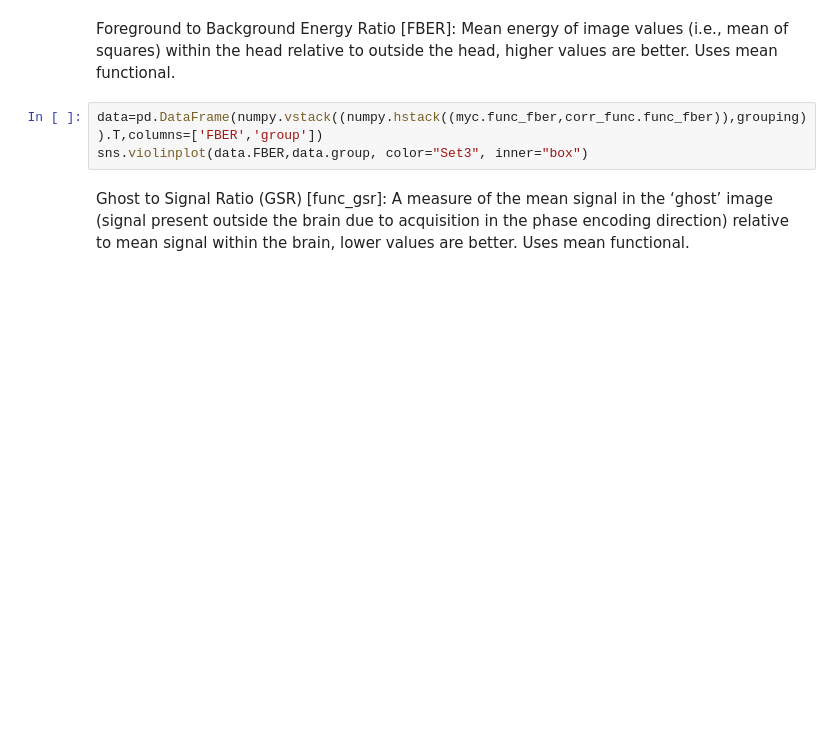
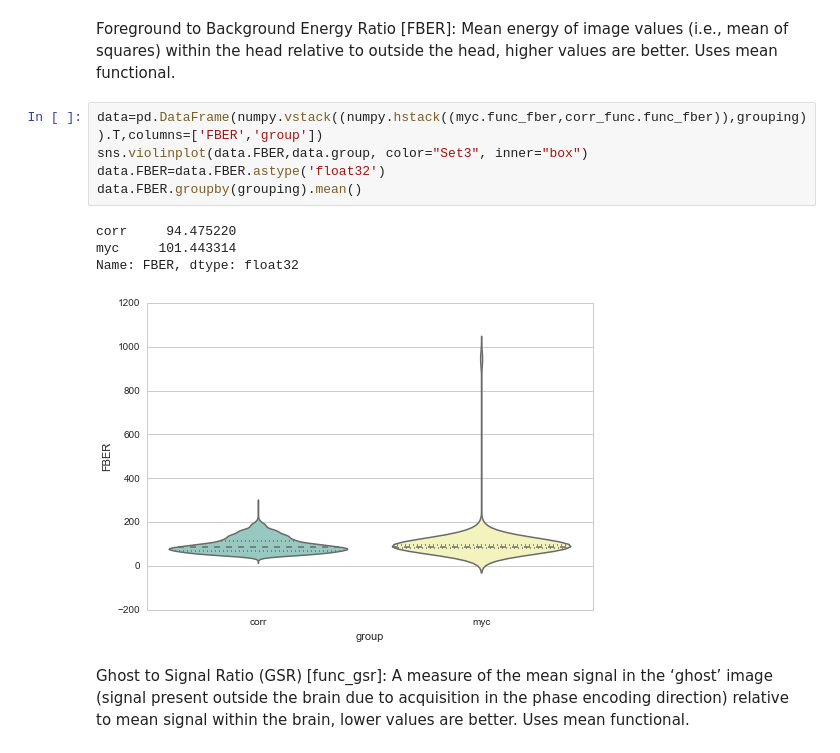
Before and after one commit to poldrack/myconnectome, a Jupyter notebook: quality_assurance/QA_summary_func.ipynb, the cells around one changed output. Drawn from its saved outputs; the diff is of its cells as text; blank space fills up the shorter version.

```diff
--- a/quality_assurance/QA_summary_func.ipynb
+++ b/quality_assurance/QA_summary_func.ipynb
@@ -80,6 +89,13 @@ Foreground to Background Energy Ratio [FBER]: Mean energy of image values (i.e.,
 # %%
 data=pd.DataFrame(numpy.vstack((numpy.hstack((myc.func_fber,corr_func.func_fber)),grouping)).T,columns=['FBER','group'])
 sns.violinplot(data.FBER,data.group, color="Set3", inner="box")
+data.FBER=data.FBER.astype('float32')
+data.FBER.groupby(grouping).mean()
+# %% [output]
+corr     94.475220
+myc     101.443314
+Name: FBER, dtype: float32
+[figure, added]
 # %% [markdown]
 Ghost to Signal Ratio (GSR) [func_gsr]: A measure of the mean signal in the ‘ghost’ image (signal present outside the brain due to acquisition in the phase encoding direction) relative to mean signal within the brain, lower values are better. Uses mean functional.
 # %%
```
Also changed, not shown: parts of 5 cells of this notebook.
